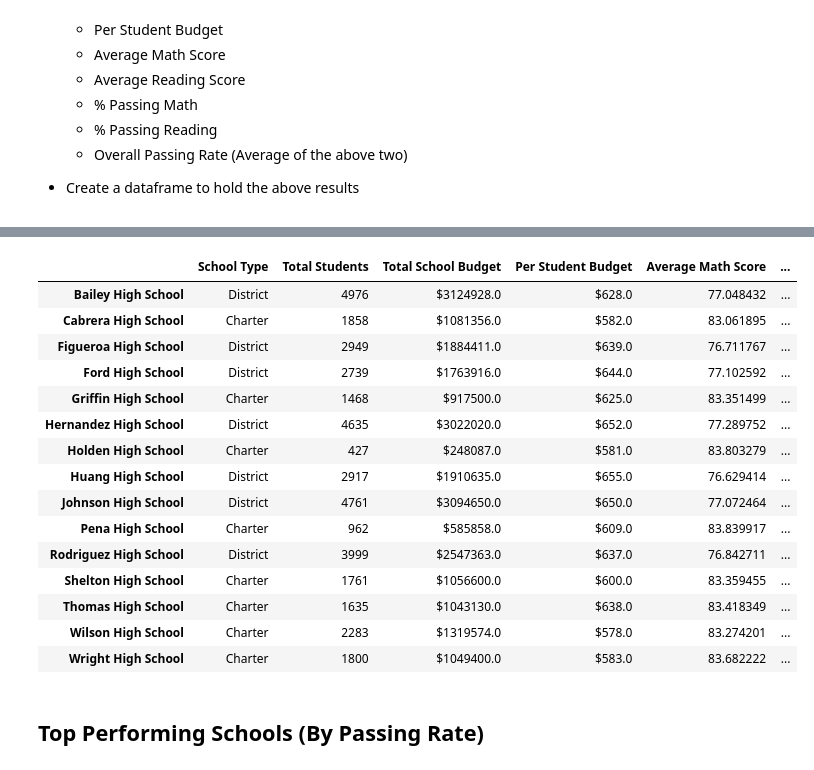
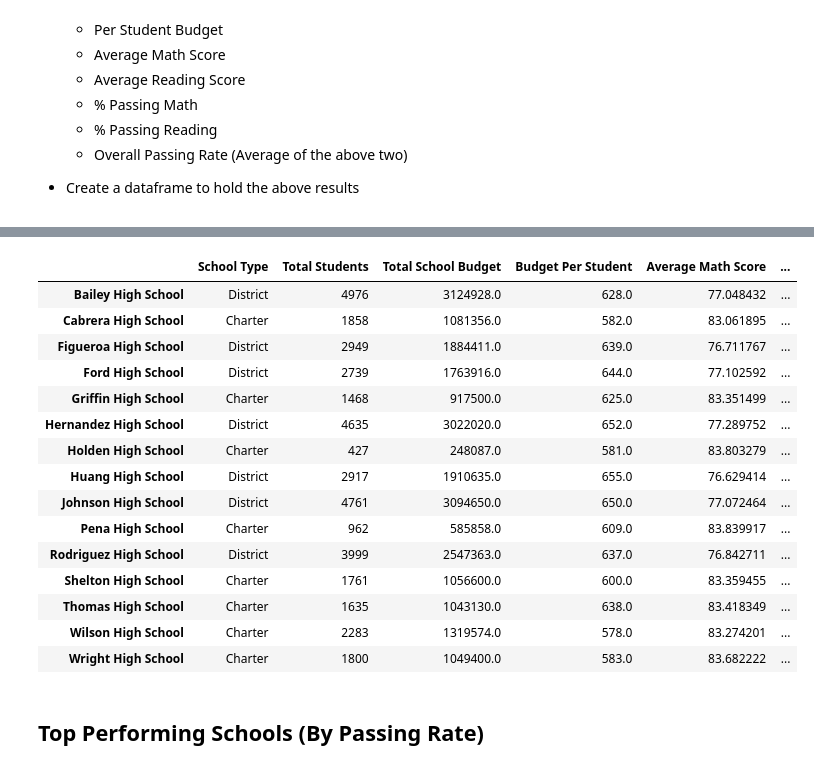
Before and after one commit to michellebrucato/Pandas_Challenge, a Jupyter notebook: PyCitySchools/PyCitySchools_Brucato.ipynb, the cells around one changed output, grey strips where cells are left out. Saved outputs shown, nothing was run; the diff lists cells and outputs as text; code cells hidden in the pictures.

```diff
--- a/PyCitySchools/PyCitySchools_Brucato.ipynb
+++ b/PyCitySchools/PyCitySchools_Brucato.ipynb
@@ -328,32 +141,32 @@ dtype: float64
 # %%
 # Create a dataframe to hold the above results
 school_summary_df = pd.DataFrame({"School Type": school_type,
                                  "Total Students": school_students,
-                                 "Total School Budget": ['$' + str(s) for s in school_budget],
-                                 "Per Student Budget": ['$' + str(s) for s in budget_per_student],
+                                 "Total School Budget": school_budget,
+                                 "Budget Per Student": budget_per_student,
                                  "Average Math Score": school_avg_math,
                                  "Average Reading Score": school_avg_reading,
-                                 "% Passing Math": [str(s) + '%' for s in percent_pass_math_per_school],
-                                 "% Passing Reading": [str(s) + '%' for s in percent_pass_reading_per_school],
-                                 "% Overall Passing Rate": [str(s) + '%' for s in overall_pass_rate_per_school]})
+                                 "% Passing Math": percent_pass_math_per_school,
+                                 "% Passing Reading": percent_pass_reading_per_school,
+                                 "% Overall Passing Rate": overall_pass_rate_per_school})
 school_summary_df
 # %% [output]
-|  | School Type | Total Students | Total School Budget | Per Student Budget | Average Math Score | ... |
-| Bailey High School | District | 4976 | $3124928.0 | $628.0 | 77.048432 | ... |
-| Cabrera High School | Charter | 1858 | $1081356.0 | $582.0 | 83.061895 | ... |
-| Figueroa High School | District | 2949 | $1884411.0 | $639.0 | 76.711767 | ... |
-| Ford High School | District | 2739 | $1763916.0 | $644.0 | 77.102592 | ... |
-| Griffin High School | Charter | 1468 | $917500.0 | $625.0 | 83.351499 | ... |
-| Hernandez High School | District | 4635 | $3022020.0 | $652.0 | 77.289752 | ... |
-| Holden High School | Charter | 427 | $248087.0 | $581.0 | 83.803279 | ... |
-| Huang High School | District | 2917 | $1910635.0 | $655.0 | 76.629414 | ... |
-| Johnson High School | District | 4761 | $3094650.0 | $650.0 | 77.072464 | ... |
-| Pena High School | Charter | 962 | $585858.0 | $609.0 | 83.839917 | ... |
-| Rodriguez High School | District | 3999 | $2547363.0 | $637.0 | 76.842711 | ... |
-| Shelton High School | Charter | 1761 | $1056600.0 | $600.0 | 83.359455 | ... |
-| Thomas High School | Charter | 1635 | $1043130.0 | $638.0 | 83.418349 | ... |
-| Wilson High School | Charter | 2283 | $1319574.0 | $578.0 | 83.274201 | ... |
-| Wright High School | Charter | 1800 | $1049400.0 | $583.0 | 83.682222 | ... |
+|  | School Type | Total Students | Total School Budget | Budget Per Student | Average Math Score | ... |
+| Bailey High School | District | 4976 | 3124928.0 | 628.0 | 77.048432 | ... |
+| Cabrera High School | Charter | 1858 | 1081356.0 | 582.0 | 83.061895 | ... |
+| Figueroa High School | District | 2949 | 1884411.0 | 639.0 | 76.711767 | ... |
+| Ford High School | District | 2739 | 1763916.0 | 644.0 | 77.102592 | ... |
+| Griffin High School | Charter | 1468 | 917500.0 | 625.0 | 83.351499 | ... |
+| Hernandez High School | District | 4635 | 3022020.0 | 652.0 | 77.289752 | ... |
+| Holden High School | Charter | 427 | 248087.0 | 581.0 | 83.803279 | ... |
+| Huang High School | District | 2917 | 1910635.0 | 655.0 | 76.629414 | ... |
+| Johnson High School | District | 4761 | 3094650.0 | 650.0 | 77.072464 | ... |
+| Pena High School | Charter | 962 | 585858.0 | 609.0 | 83.839917 | ... |
+| Rodriguez High School | District | 3999 | 2547363.0 | 637.0 | 76.842711 | ... |
+| Shelton High School | Charter | 1761 | 1056600.0 | 600.0 | 83.359455 | ... |
+| Thomas High School | Charter | 1635 | 1043130.0 | 638.0 | 83.418349 | ... |
+| Wilson High School | Charter | 2283 | 1319574.0 | 578.0 | 83.274201 | ... |
+| Wright High School | Charter | 1800 | 1049400.0 | 583.0 | 83.682222 | ... |
 # %% [markdown]
 ## Top Performing Schools (By Passing Rate)
 # %% [markdown]
```
Also changed, not shown: parts of 25 cells of this notebook.
